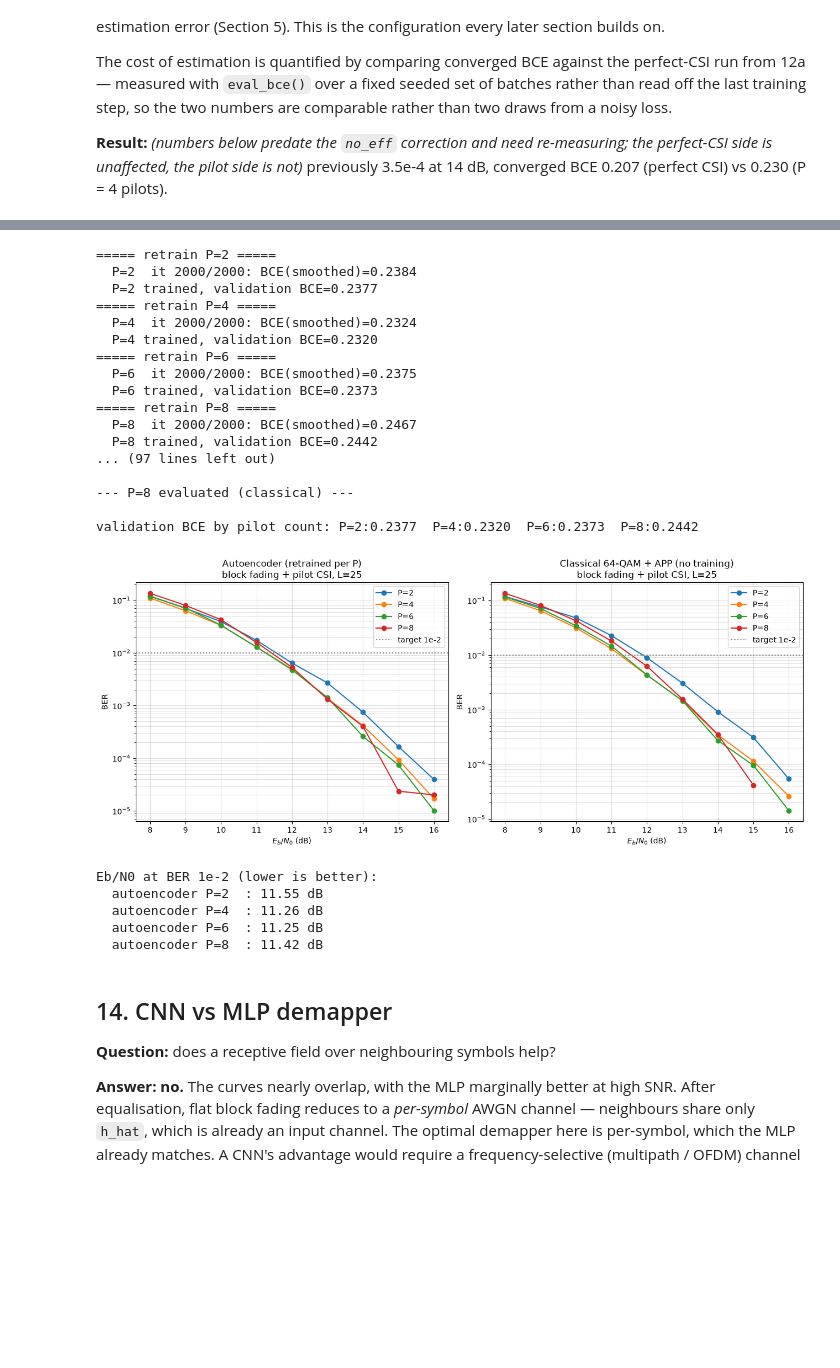
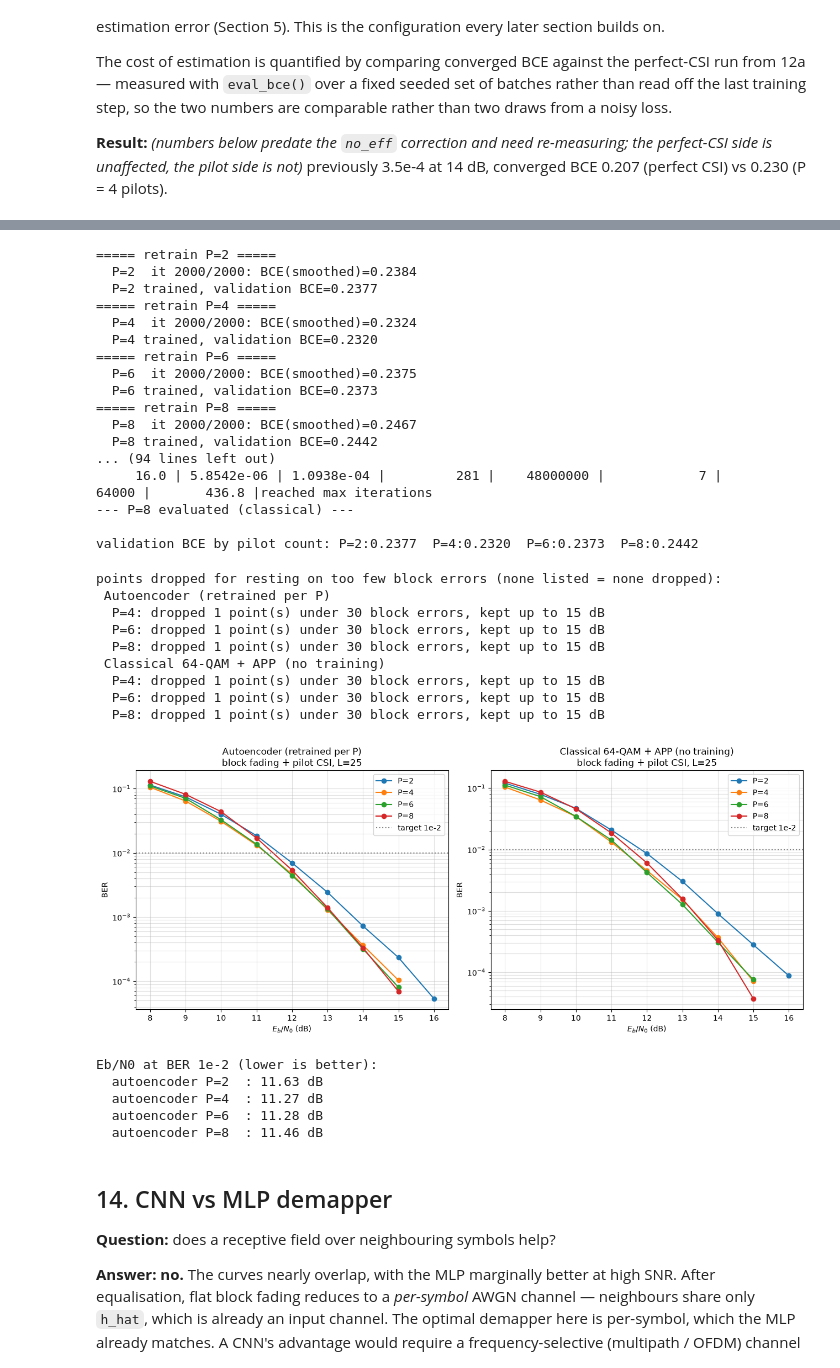
Before and after one commit to MaoYuxingy/AI-Native-Transceiver-Design-for-Next-Generation-Wireless-Networks, a Jupyter notebook: Autoencoder_YuxingMao.ipynb, the cells around one changed output, grey strips where cells are left out. Cells and saved outputs as stored; diff of their text form; code cells hidden in the pictures; blank space fills up the shorter version.

```diff
--- a/Autoencoder_YuxingMao.ipynb
+++ b/Autoencoder_YuxingMao.ipynb
@@ -1404,10 +1805,10 @@ EbNo [dB] |        BER |       BLER |  bit errors |    num bits | block errors |
 # %%
 plt.figure(figsize=(9, 6))
+print('points dropped for resting on too few block errors (none listed = none dropped):')
 for label, ber in BER_pilot.items():
-    ber = np.asarray(ber)
-    mask = ber > 0
     ls = '--' if 'perfect' in label else '-'
-    plt.semilogy(ebno_dbs_pilot[mask], ber[mask], marker='o', linestyle=ls, label=label)
+    x, y = drop_unreliable(ebno_dbs_pilot, ber, BLER_pilot[label], label=label)
+    plt.semilogy(x, y, marker='o', linestyle=ls, label=label)
 plt.axhline(1e-2, color='gray', ls=':', label='target 1e-2')
 plt.xlabel(r'$E_b/N_0$ (dB)')
 plt.ylabel('BER')
@@ -1415,6 +1816,6 @@ plt.grid(which='both', alpha=0.4)
 plt.legend()
 plt.title('Block-fading + pilot CSI, AWGN weights: BER vs pilot count P (L=25)')
 plt.tight_layout()
-plt.savefig('ber_vs_pilot.png', dpi=150)
+plt.savefig('ber_vs_pilot.png', dpi=200)
 plt.show()
 # %% [output]
@@ -1998,6 +2588,8 @@ P_list = [2, 4, 6, 8]
 INCLUDE_CLASSICAL_P_SWEEP = True
 
 BER_final = {}
+BLER_final = {}
+BLER_final_classical = {}
 BER_final_classical = {}
 weights_by_P = {}
 bce_by_P = {}
@@ -2023,9 +2615,11 @@ for P in P_list:
     me = E2ESystemPilotCSI(P=P, L=25, training=False, perfect_csi=False).to(device)
     load_weights(me, weights_by_P[P])
     with torch.no_grad():
-        ber, _ = sim_ber(me, ebno_dbs_final, batch_size=128,
-                         num_target_block_errors=300, max_mc_iter=100)
+        ber, bler = sim_ber(me, ebno_dbs_final, batch_size=SWEEP_BATCH,
+                            num_target_block_errors=SWEEP_TARGET_ERRORS,
+                            max_mc_iter=SWEEP_MAX_ITER)
     BER_final[f'P={P}'] = ber.cpu().numpy()
+    BLER_final[f'P={P}'] = bler.cpu().numpy()
     print(f"--- P={P} evaluated (autoencoder) ---")
 
 # 3) same sweep for the untrained classical system: is the crossover in the channel or the net?
@@ -2034,9 +2628,11 @@ if INCLUDE_CLASSICAL_P_SWEEP:
         set_seed(42)
         mb = BaselinePilotCSI(P=P, L=25, perfect_csi=False).to(device)
         with torch.no_grad():
-            ber, _ = sim_ber(mb, ebno_dbs_final, batch_size=128,
-                             num_target_block_errors=300, max_mc_iter=100)
+            ber, bler = sim_ber(mb, ebno_dbs_final, batch_size=SWEEP_BATCH,
+                                num_target_block_errors=SWEEP_TARGET_ERRORS,
+                                max_mc_iter=SWEEP_MAX_ITER)
         BER_final_classical[f'P={P}'] = ber.cpu().numpy()
+        BLER_final_classical[f'P={P}'] = bler.cpu().numpy()
         print(f"--- P={P} evaluated (classical) ---")
 
 print("\nvalidation BCE by pilot count:",
@@ -2054,45 +2650,58 @@ print("\nvalidation BCE by pilot count:",
 ===== retrain P=8 =====
   P=8  it 2000/2000: BCE(smoothed)=0.2467
   P=8 trained, validation BCE=0.2442
-... (97 lines left out)
-
+... (94 lines left out)
+     16.0 | 5.8542e-06 | 1.0938e-04 |         281 |    48000000 |            7 |       64000 |       436.8 |reached max iterations
 --- P=8 evaluated (classical) ---
 
 validation BCE by pilot count: P=2:0.2377  P=4:0.2320  P=6:0.2373  P=8:0.2442
 # %%
 ncols = 2 if BER_final_classical else 1
 fig, axes = plt.subplots(1, ncols, figsize=(6.5 * ncols, 5.5), squeeze=False)
-panels = [('Autoencoder (retrained per P)', BER_final)]
+panels = [('Autoencoder (retrained per P)', BER_final, BLER_final)]
 if BER_final_classical:
-    panels.append(('Classical 64-QAM + APP (no training)', BER_final_classical))
+    panels.append(('Classical 64-QAM + APP (no training)',
+                   BER_final_classical, BLER_final_classical))
 
-for ax, (title, curves) in zip(axes[0], panels):
+print('points dropped for resting on too few block errors (none listed = none dropped):')
+for ax, (title, curves, blers) in zip(axes[0], panels):
+    print(f' {title}')
     for label, ber in curves.items():
-        ber = np.asarray(ber)
-        msk = ber > 0
-        ax.semilogy(ebno_dbs_final[msk], ber[msk], marker='o', label=label)
+        x, y = drop_unreliable(ebno_dbs_final, ber, blers[label], label=label)
+        ax.semilogy(x, y, marker='o', label=label)
     ax.axhline(1e-2, color='gray', ls=':', label='target 1e-2')
     ax.set_xlabel(r'$E_b/N_0$ (dB)'); ax.set_ylabel('BER')
     ax.grid(which='both', alpha=0.4); ax.legend()
     ax.set_title(f'{title}\nblock fading + pilot CSI, L=25')
 
 plt.tight_layout()
-plt.savefig('ber_vs_P_retrained.png', dpi=150)
+plt.savefig('ber_vs_P_retrained.png', dpi=200)
 plt.show()
 
 # where do the curves actually cross? report it instead of eyeballing the figure.
 print("Eb/N0 at BER 1e-2 (lower is better):")
 for label, ber in BER_final.items():
-    s = snr_at_ber(ebno_dbs_final, ber, 1e-2)
+    _ok = reliable_mask(BLER_final[label], SWEEP_BATCH, SWEEP_MAX_ITER,
+                        SWEEP_TARGET_ERRORS, MIN_BLOCK_ERRORS) & (np.asarray(ber) > 0)
+    s = snr_at_ber(ebno_dbs_final[_ok], np.asarray(ber)[_ok], 1e-2)
     print(f"  autoencoder {label:<5}: {s:.2f} dB" if not np.isnan(s)
           else f"  autoencoder {label:<5}: not crossed in range")
 # %% [output]
+points dropped for resting on too few block errors (none listed = none dropped):
+ Autoencoder (retrained per P)
+  P=4: dropped 1 point(s) under 30 block errors, kept up to 15 dB
+  P=6: dropped 1 point(s) under 30 block errors, kept up to 15 dB
+  P=8: dropped 1 point(s) under 30 block errors, kept up to 15 dB
+ Classical 64-QAM + APP (no training)
+  P=4: dropped 1 point(s) under 30 block errors, kept up to 15 dB
+  P=6: dropped 1 point(s) under 30 block errors, kept up to 15 dB
+  P=8: dropped 1 point(s) under 30 block errors, kept up to 15 dB
-[figure, old version]
+[figure, new version]
-Eb/N0 at BER 1e-2 (lower is better):
-  autoencoder P=2  : 11.55 dB
-  autoencoder P=4  : 11.26 dB
-  autoencoder P=6  : 11.25 dB
-  autoencoder P=8  : 11.42 dB
+Eb/N0 at BER 1e-2 (lower is better):
+  autoencoder P=2  : 11.63 dB
+  autoencoder P=4  : 11.27 dB
+  autoencoder P=6  : 11.28 dB
+  autoencoder P=8  : 11.46 dB
 # %% [markdown]
 ## 14. CNN vs MLP demapper
 
```
Also changed, not shown: parts of 40 cells of this notebook, 32 other files.
